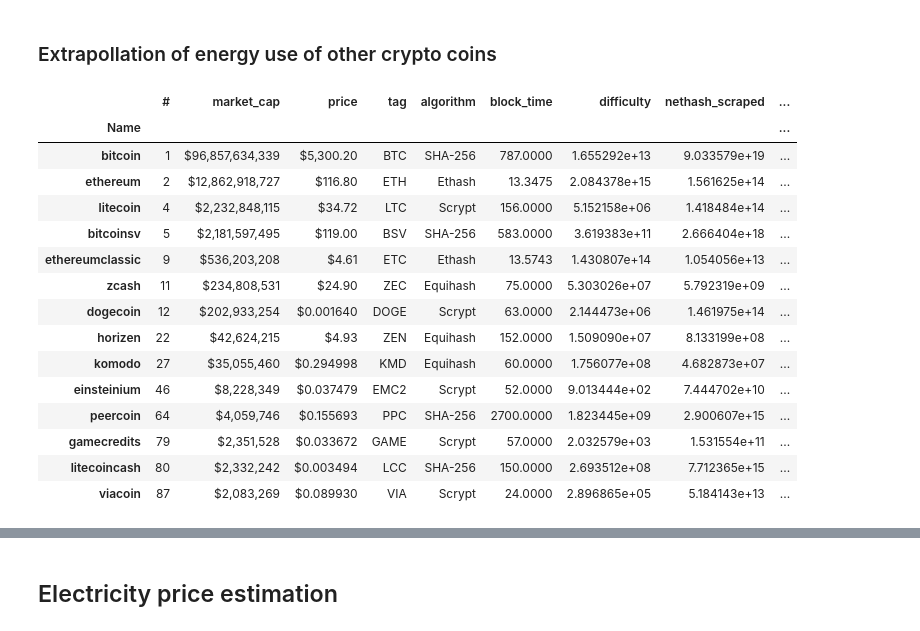
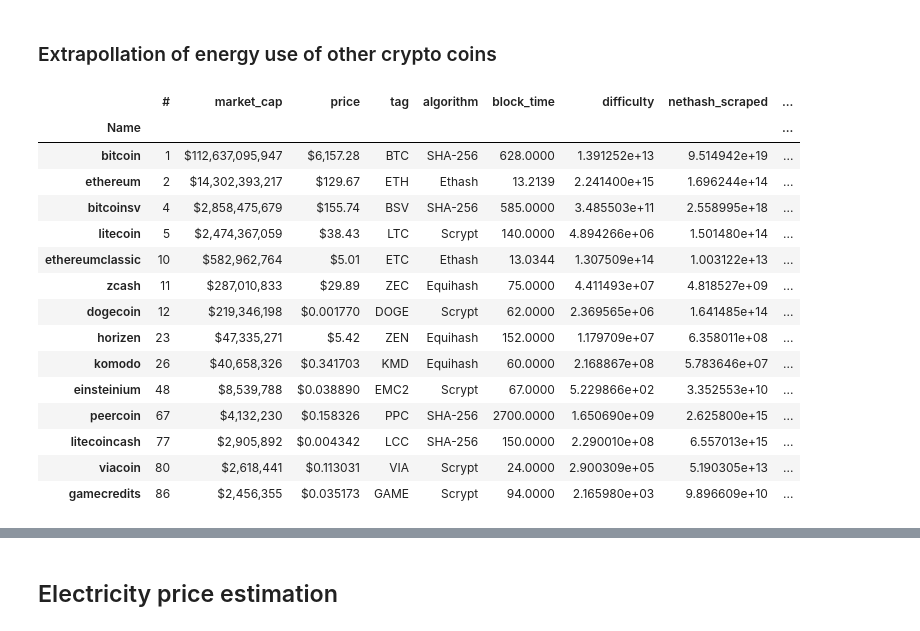
Before and after one commit to Lukasdeloose/sustainable_blockchain, a Jupyter notebook: data_analysis/energy_consumption.ipynb, the cells around one changed output, grey strips where cells are left out. Saved outputs shown, nothing was run; the diff lists cells and outputs as text; code cells hidden in the pictures.

```diff
--- a/data_analysis/energy_consumption.ipynb
+++ b/data_analysis/energy_consumption.ipynb
@@ -7,5 +7,5 @@ import numpy as np
 import datetime
 import matplotlib.pyplot as plt
 # %%
-mineable_100 = pd.read_csv('data/mineable_100.csv')
+mineable_100 = pd.read_csv('data/mineable_100_03-29-2020.csv')
 mineable_100 = mineable_100.set_index('Name')
@@ -69,6 +115,8 @@ def difficulty_factor(coin):
         return 1 # https://github.com/monero-project/monero/blob/36241552b56b156c08319935baf7afda12deb3c5/src/cryptonote_basic/difficulty.h
     if coin.name == 'dash' or coin.name == 'dogecoin':
         return 2**20
+    if coin.name == 'ravencoin':
+        return 2**24
     else:
         return 0
 # %%
@@ -155,21 +206,22 @@ total_energy_crypto_TWh/total_energy_world_TWh
 # %% [markdown]
 ### Extrapollation of energy use of other crypto coins
 # %%
-found_data[found_data['annual_energy'] != 0]
+found_data_energy = found_data[found_data['annual_energy'] != 0]
+found_data_energy
 # %% [output]
 |  | # | market_cap | price | tag | algorithm | block_time | difficulty | nethash_scraped | ... |
 | Name |  |  |  |  |  |  |  |  | ... |
-| bitcoin | 1 | $96,857,634,339 | $5,300.20 | BTC | SHA-256 | 787.0000 | 1.655292e+13 | 9.033579e+19 | ... |
-| ethereum | 2 | $12,862,918,727 | $116.80 | ETH | Ethash | 13.3475 | 2.084378e+15 | 1.561625e+14 | ... |
-| litecoin | 4 | $2,232,848,115 | $34.72 | LTC | Scrypt | 156.0000 | 5.152158e+06 | 1.418484e+14 | ... |
-| bitcoinsv | 5 | $2,181,597,495 | $119.00 | BSV | SHA-256 | 583.0000 | 3.619383e+11 | 2.666404e+18 | ... |
-| ethereumclassic | 9 | $536,203,208 | $4.61 | ETC | Ethash | 13.5743 | 1.430807e+14 | 1.054056e+13 | ... |
-| zcash | 11 | $234,808,531 | $24.90 | ZEC | Equihash | 75.0000 | 5.303026e+07 | 5.792319e+09 | ... |
-| dogecoin | 12 | $202,933,254 | $0.001640 | DOGE | Scrypt | 63.0000 | 2.144473e+06 | 1.461975e+14 | ... |
-| horizen | 22 | $42,624,215 | $4.93 | ZEN | Equihash | 152.0000 | 1.509090e+07 | 8.133199e+08 | ... |
-| komodo | 27 | $35,055,460 | $0.294998 | KMD | Equihash | 60.0000 | 1.756077e+08 | 4.682873e+07 | ... |
-| einsteinium | 46 | $8,228,349 | $0.037479 | EMC2 | Scrypt | 52.0000 | 9.013444e+02 | 7.444702e+10 | ... |
-| peercoin | 64 | $4,059,746 | $0.155693 | PPC | SHA-256 | 2700.0000 | 1.823445e+09 | 2.900607e+15 | ... |
-| gamecredits | 79 | $2,351,528 | $0.033672 | GAME | Scrypt | 57.0000 | 2.032579e+03 | 1.531554e+11 | ... |
-| litecoincash | 80 | $2,332,242 | $0.003494 | LCC | SHA-256 | 150.0000 | 2.693512e+08 | 7.712365e+15 | ... |
-| viacoin | 87 | $2,083,269 | $0.089930 | VIA | Scrypt | 24.0000 | 2.896865e+05 | 5.184143e+13 | ... |
+| bitcoin | 1 | $112,637,095,947 | $6,157.28 | BTC | SHA-256 | 628.0000 | 1.391252e+13 | 9.514942e+19 | ... |
+| ethereum | 2 | $14,302,393,217 | $129.67 | ETH | Ethash | 13.2139 | 2.241400e+15 | 1.696244e+14 | ... |
+| bitcoinsv | 4 | $2,858,475,679 | $155.74 | BSV | SHA-256 | 585.0000 | 3.485503e+11 | 2.558995e+18 | ... |
+| litecoin | 5 | $2,474,367,059 | $38.43 | LTC | Scrypt | 140.0000 | 4.894266e+06 | 1.501480e+14 | ... |
+| ethereumclassic | 10 | $582,962,764 | $5.01 | ETC | Ethash | 13.0344 | 1.307509e+14 | 1.003122e+13 | ... |
+| zcash | 11 | $287,010,833 | $29.89 | ZEC | Equihash | 75.0000 | 4.411493e+07 | 4.818527e+09 | ... |
+| dogecoin | 12 | $219,346,198 | $0.001770 | DOGE | Scrypt | 62.0000 | 2.369565e+06 | 1.641485e+14 | ... |
+| horizen | 23 | $47,335,271 | $5.42 | ZEN | Equihash | 152.0000 | 1.179709e+07 | 6.358011e+08 | ... |
+| komodo | 26 | $40,658,326 | $0.341703 | KMD | Equihash | 60.0000 | 2.168867e+08 | 5.783646e+07 | ... |
+| einsteinium | 48 | $8,539,788 | $0.038890 | EMC2 | Scrypt | 67.0000 | 5.229866e+02 | 3.352553e+10 | ... |
+| peercoin | 67 | $4,132,230 | $0.158326 | PPC | SHA-256 | 2700.0000 | 1.650690e+09 | 2.625800e+15 | ... |
+| litecoincash | 77 | $2,905,892 | $0.004342 | LCC | SHA-256 | 150.0000 | 2.290010e+08 | 6.557013e+15 | ... |
+| viacoin | 80 | $2,618,441 | $0.113031 | VIA | Scrypt | 24.0000 | 2.900309e+05 | 5.190305e+13 | ... |
+| gamecredits | 86 | $2,456,355 | $0.035173 | GAME | Scrypt | 94.0000 | 2.165980e+03 | 9.896609e+10 | ... |
```
Also changed, not shown: parts of 18 cells of this notebook, 12 other files.
